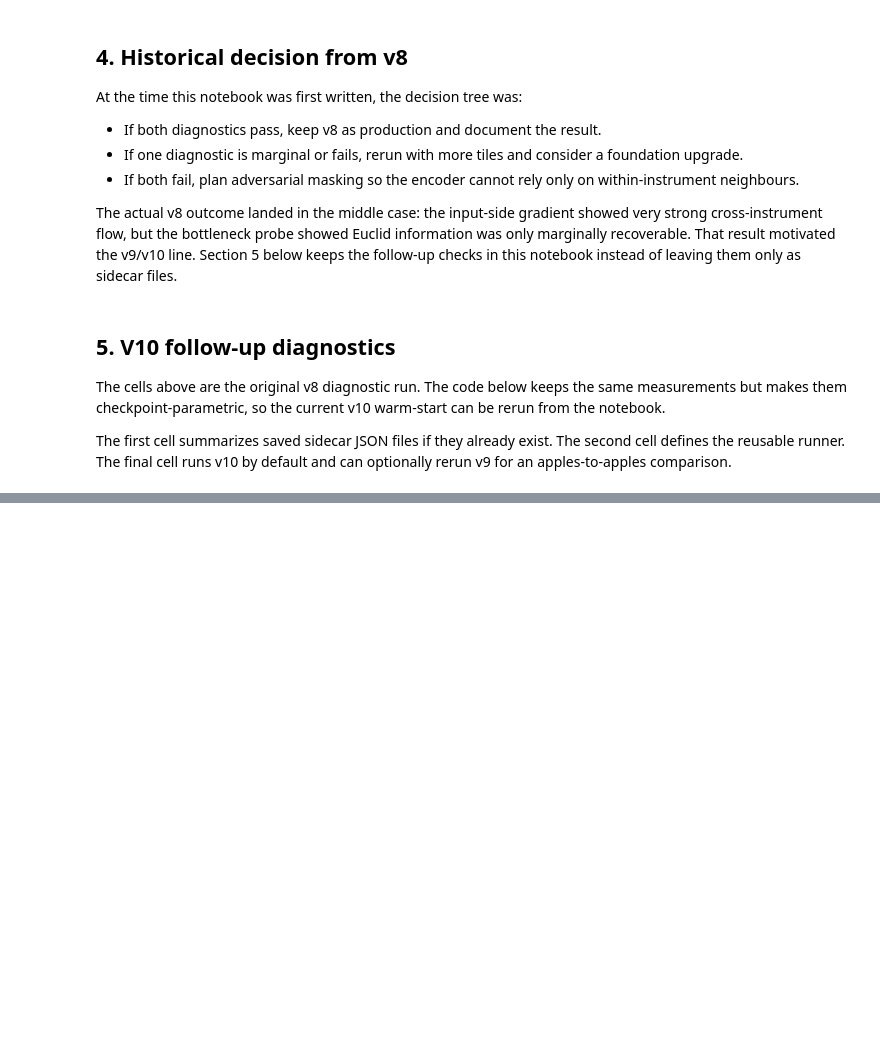
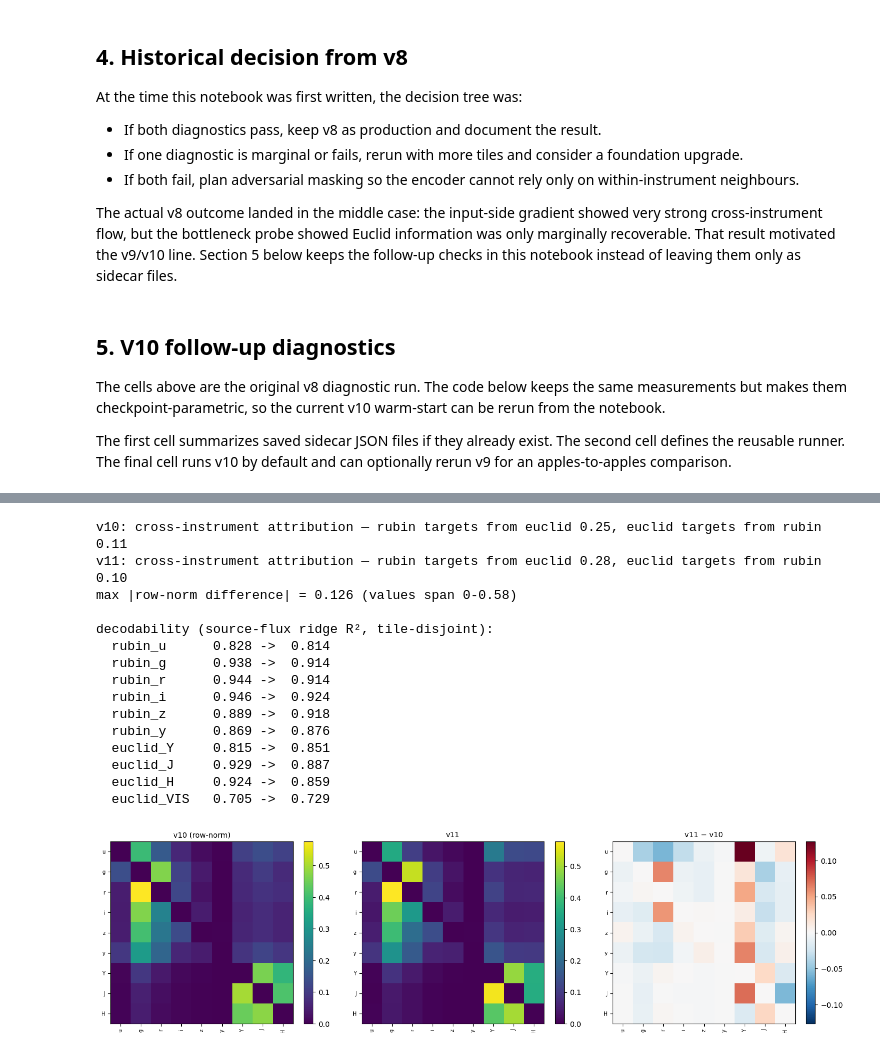
Before and after one commit to xoubish/JAISP, a Jupyter notebook: io/05_foundation_cross_instrument_attribution.ipynb, the cells around one changed output, grey strips where cells are left out. Saved outputs shown, nothing was run; the diff lists cells and outputs as text; code cells hidden in the pictures; blank space fills up the shorter version.

```diff
--- a/io/05_foundation_cross_instrument_attribution.ipynb
+++ b/io/05_foundation_cross_instrument_attribution.ipynb
@@ -1159,0 +1170,56 @@ print_saved_diagnostic_table()
+# %%
+# ============ V11 ADDENDUM (2026-08-24): attribution under the clamp-fixed foundation ============
+# Reads the v10/v11 attribution + decodability JSONs regenerated with the figure-4 protocol
+# (identical tiles, seeds, and probe machinery; io/_nb13_outputs). Everything above is v10.
+import json, numpy as np
+import matplotlib.pyplot as plt
+from pathlib import Path
+_R = Path('/home/shemmati/Work/Projects/JAISP')/'io'/'_nb13_outputs'
+a10 = json.load(open(_R/'attribution_v10_novis.json'))
+a11 = json.load(open(_R/'attribution_v11_novis.json'))
+p10 = json.load(open(_R/'cross_instrument_summary_v10_fixed.json'))
+p11 = json.load(open(_R/'cross_instrument_summary_v11.json'))
+M10, M11 = np.array(a10['M_rownorm']), np.array(a11['M_rownorm'])
+bl = [b.split('_')[1] for b in a10['bands']]
+def xfrac(M, bands):
+    rub = [i for i,b in enumerate(bands) if b.startswith('rubin')]
+    eu  = [i for i,b in enumerate(bands) if b.startswith('euclid')]
+    xr = M[np.ix_(rub, eu)].sum(1).mean()   # rubin targets reading euclid sources
+    xe = M[np.ix_(eu, rub)].sum(1).mean()   # euclid targets reading rubin sources
+    return xr, xe
+for tag, M in [('v10', M10), ('v11', M11)]:
+    xr, xe = xfrac(M, a10['bands'])
+    print(f'{tag}: cross-instrument attribution — rubin targets from euclid {xr:.2f}, '
+          f'euclid targets from rubin {xe:.2f}')
+print(f'max |row-norm difference| = {np.abs(M11-M10).max():.3f} (values span 0-{M10.max():.2f})')
+print('\ndecodability (source-flux ridge R², tile-disjoint):')
+for b in a10['bands'] + ['euclid_VIS']:
+    if b in p10['diag2b_source_ridge_r2']:
+        print(f"  {b:11s} {p10['diag2b_source_ridge_r2'][b]:6.3f} -> {p11['diag2b_source_ridge_r2'][b]:6.3f}")
+fig, axs = plt.subplots(1, 3, figsize=(14.5, 4))
+for k, (M, ttl) in enumerate([(M10,'v10 (row-norm)'), (M11,'v11'), (M11-M10,'v11 − v10')]):
+    vmax = np.abs(M).max() if k==2 else M.max()
+    im = axs[k].imshow(M, cmap='RdBu_r' if k==2 else 'viridis', vmin=-vmax if k==2 else 0, vmax=vmax)
+    axs[k].set_xticks(range(len(bl))); axs[k].set_xticklabels(bl, fontsize=7, rotation=90)
+    axs[k].set_yticks(range(len(bl))); axs[k].set_yticklabels(bl, fontsize=7)
+    axs[k].set_title(ttl, fontsize=10); plt.colorbar(im, ax=axs[k], fraction=0.046)
+plt.tight_layout()
+fig.savefig('_nb13_outputs/nb05_v11_attribution.png', dpi=130, bbox_inches='tight')
+plt.show()
+# %% [output]
+v10: cross-instrument attribution — rubin targets from euclid 0.25, euclid targets from rubin 0.11
+v11: cross-instrument attribution — rubin targets from euclid 0.28, euclid targets from rubin 0.10
+max |row-norm difference| = 0.126 (values span 0-0.58)
+
+decodability (source-flux ridge R², tile-disjoint):
+  rubin_u      0.828 ->  0.814
+  rubin_g      0.938 ->  0.914
+  rubin_r      0.944 ->  0.914
+  rubin_i      0.946 ->  0.924
+  rubin_z      0.889 ->  0.918
+  rubin_y      0.869 ->  0.876
+  euclid_Y     0.815 ->  0.851
+  euclid_J     0.929 ->  0.887
+  euclid_H     0.924 ->  0.859
+  euclid_VIS   0.705 ->  0.729
+[figure, added]
```
Also changed, not shown: parts of 1 cell of this notebook, 25 other files.
